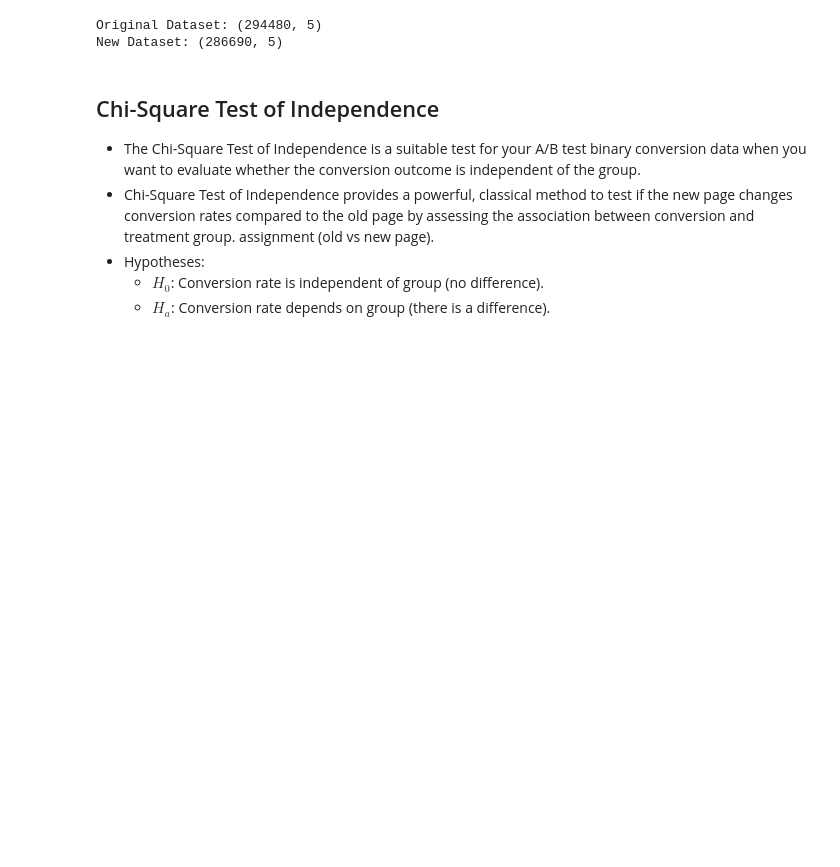
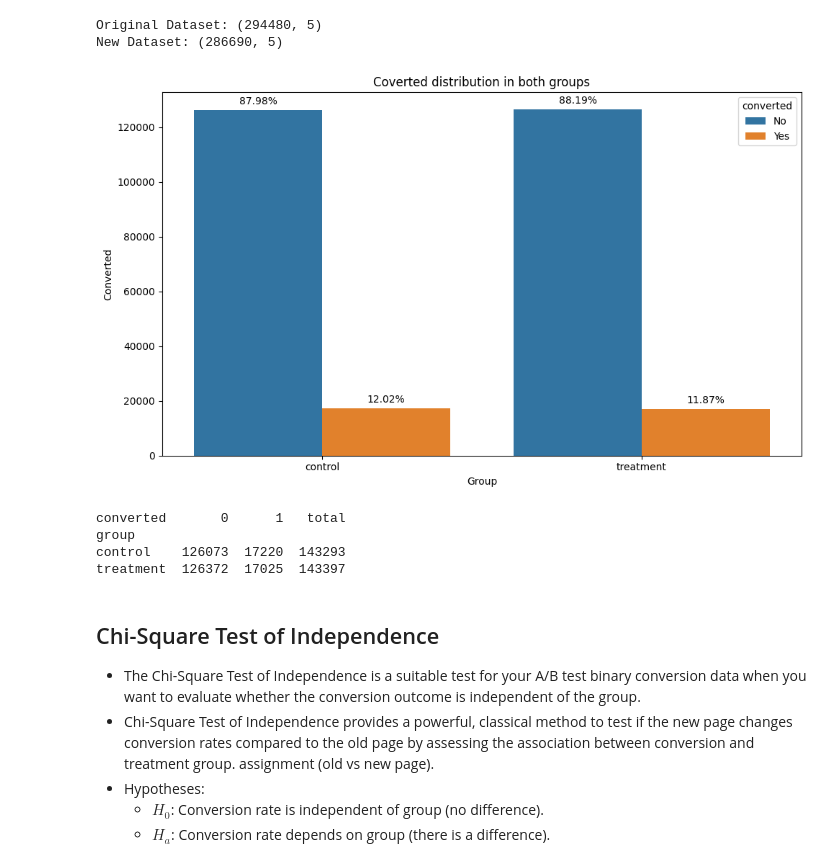
Before and after one commit to SirErikPak/AB_testing, a Jupyter notebook: Notebook/AB_Binary_Outcome.ipynb, the cells around one changed output. Drawn from its saved outputs; the diff is of its cells as text; code cells hidden in the pictures; blank space fills up the shorter version.

```diff
--- a/Notebook/AB_Binary_Outcome.ipynb
+++ b/Notebook/AB_Binary_Outcome.ipynb
@@ -210,6 +212,46 @@ print("New Dataset:", df.shape)
 # %% [output]
 Original Dataset: (294480, 5)
 New Dataset: (286690, 5)
+# %%
+plt.figure(figsize=(10,6))
+ax = sns.countplot(x='group', hue='converted', data=df)
+plt.title('Coverted distribution in both groups')
+plt.xlabel('Group')
+plt.ylabel('Converted')
+plt.legend(title = 'converted', labels=['No','Yes'])
+
+# compute total counts per group for percentage calculation
+group_totals = df.groupby('group').size().to_dict()
+
+# annotate each bar with percentage (bar has attributes: get_height(), get_x(), get_width())
+for p in ax.patches:
+    height = p.get_height()
+    if height == 0:
+        continue
+    # center x coordinate for the text
+    x = p.get_x() + p.get_width() / 2
+    # bar corresponds to a particular group and hue; derive group label from x position
+    # determine group index from bar x coordinate: floor(x) works if groups are at integer positions
+    group_idx = int(p.get_x() + 0.001)  # small offset to avoid float issues
+    # find the group name from the axes' x-tick labels
+    group_label = ax.get_xticklabels()[group_idx].get_text()
+    total = group_totals[group_label]
+    pct = 100.0 * height / total
+    ax.text(x, height + max(group_totals.values())*0.01, f'{pct:.2f}%', ha='center', va='bottom', fontsize=10)
+plt.tight_layout()
+plt.show()
+# %% [output]
+[figure, added]
+# %%
+# display counts by group & converted
+tbl = df.groupby(['group', 'converted']).size().unstack(fill_value=0)
+tbl['total'] = tbl.sum(axis=1)
+print(tbl)
+# %% [output]
+converted       0      1   total
+group
+control    126073  17220  143293
+treatment  126372  17025  143397
 # %% [markdown]
 ## Chi-Square Test of Independence
 - The Chi-Square Test of Independence is a suitable test for your A/B test binary conversion data when you want to evaluate whether the conversion outcome is independent of the group.
```
Also changed, not shown: parts of 10 cells of this notebook, 1 other file.
